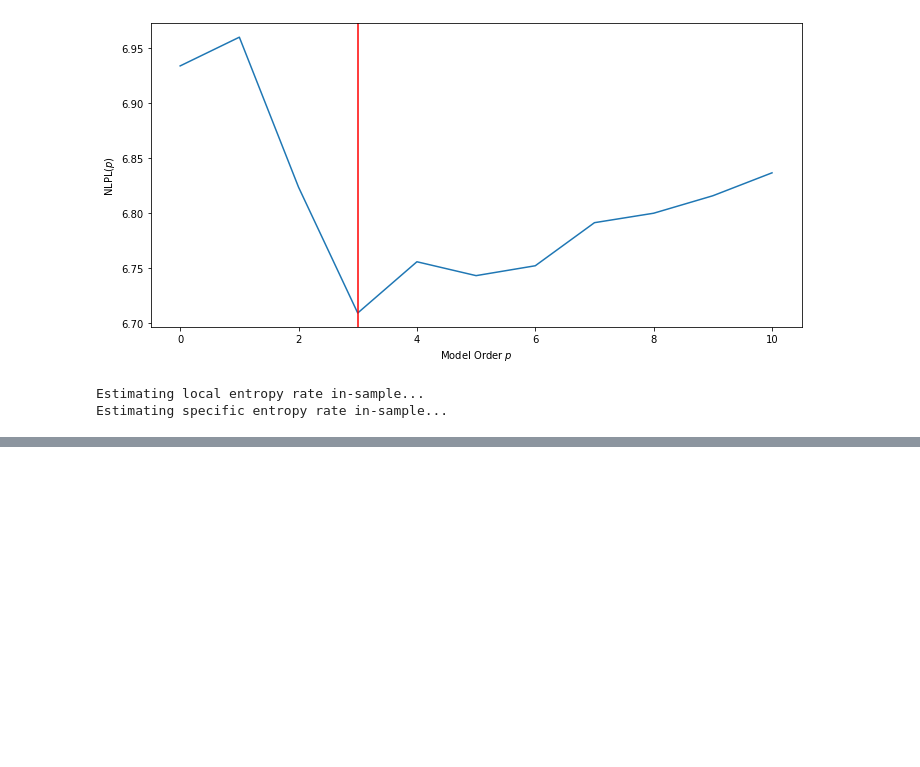
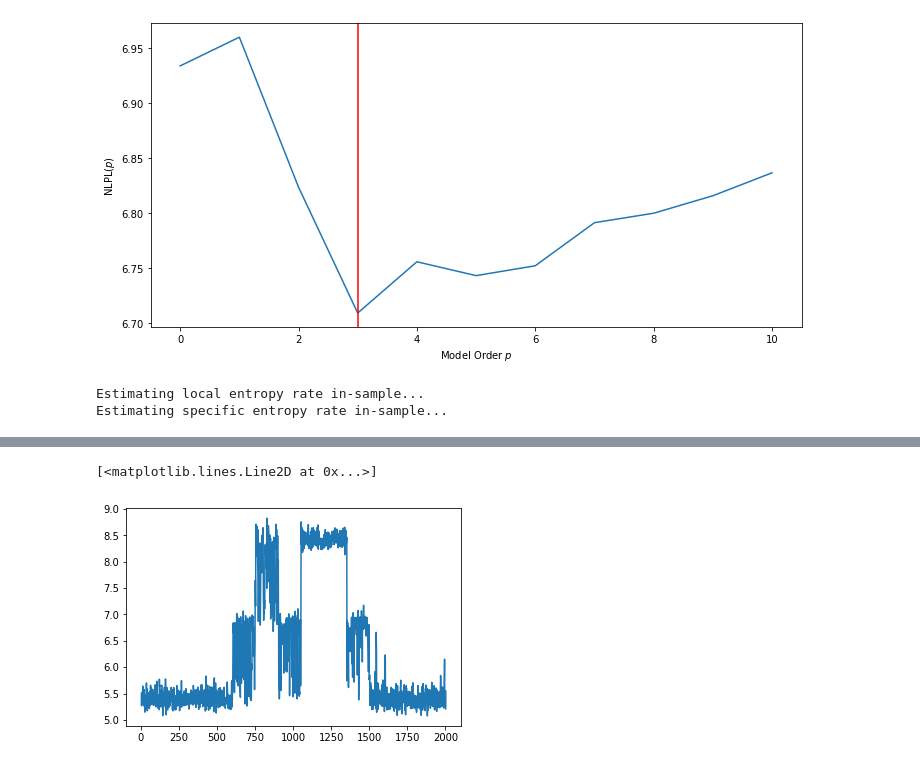
Before and after one commit to nnao45/jaist-my-jupyter, a Jupyter notebook: lab/notebook/local/test02.ipynb, the cells around one changed output, grey strips where cells are left out. Cells and saved outputs as stored; diff of their text form; code cells hidden in the pictures; blank space fills up the shorter version.

```diff
--- a/lab/notebook/local/test02.ipynb
+++ b/lab/notebook/local/test02.ipynb
@@ -570,0 +610,5 @@ Estimating specific entropy rate in-sample...
+# %%
+plt.plot([numpy.nan]*p_opt + ser.tolist()[:2000])
+# %% [output]
+[<matplotlib.lines.Line2D at 0x...>]
+[figure, added]
```
Also changed, not shown: parts of 20 cells of this notebook, 24 other files.
